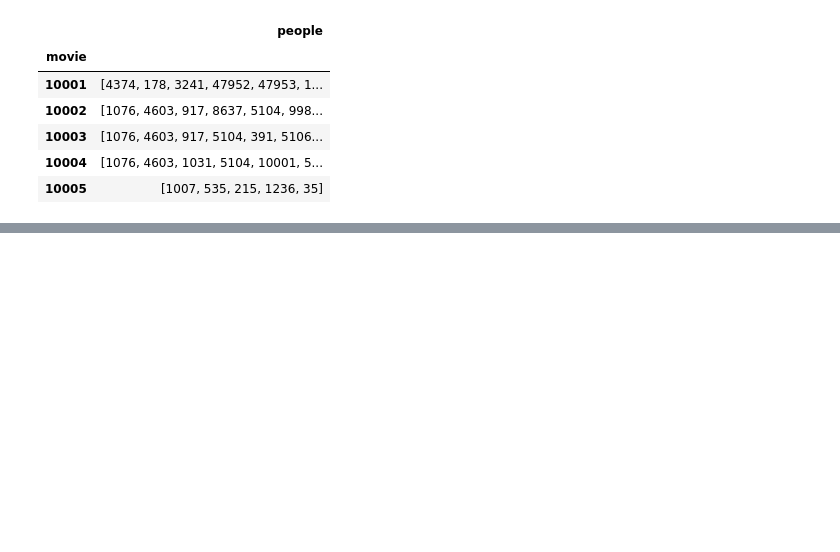
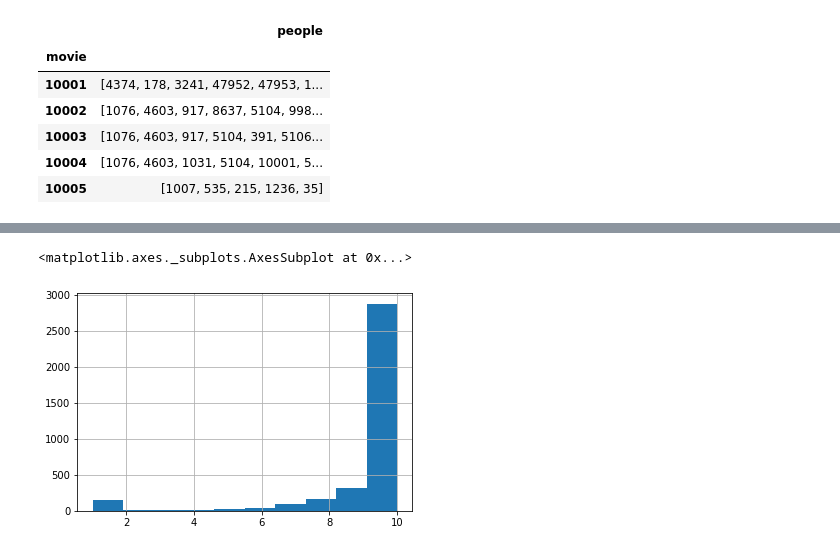
Before and after one commit to fromptj/recommender_system, a Jupyter notebook: 03-Recommender-System-DeepLearning/EDA_with_kmrd_and_netflix_data.ipynb, the cells around one changed output, grey strips where cells are left out. Cells and saved outputs as stored; diff of their text form; code cells hidden in the pictures; blank space fills up the shorter version.

```diff
--- a/03-Recommender-System-DeepLearning/EDA_with_kmrd_and_netflix_data.ipynb
+++ b/03-Recommender-System-DeepLearning/EDA_with_kmrd_and_netflix_data.ipynb
@@ -348,0 +564,5 @@ movies_df.head()
+# %%
+rates_df[rates_df.movie == 10936]['rate'].hist()
+# %% [output]
+<matplotlib.axes._subplots.AxesSubplot at 0x...>
+[figure, added]
```
Also changed, not shown: parts of 27 cells of this notebook.
